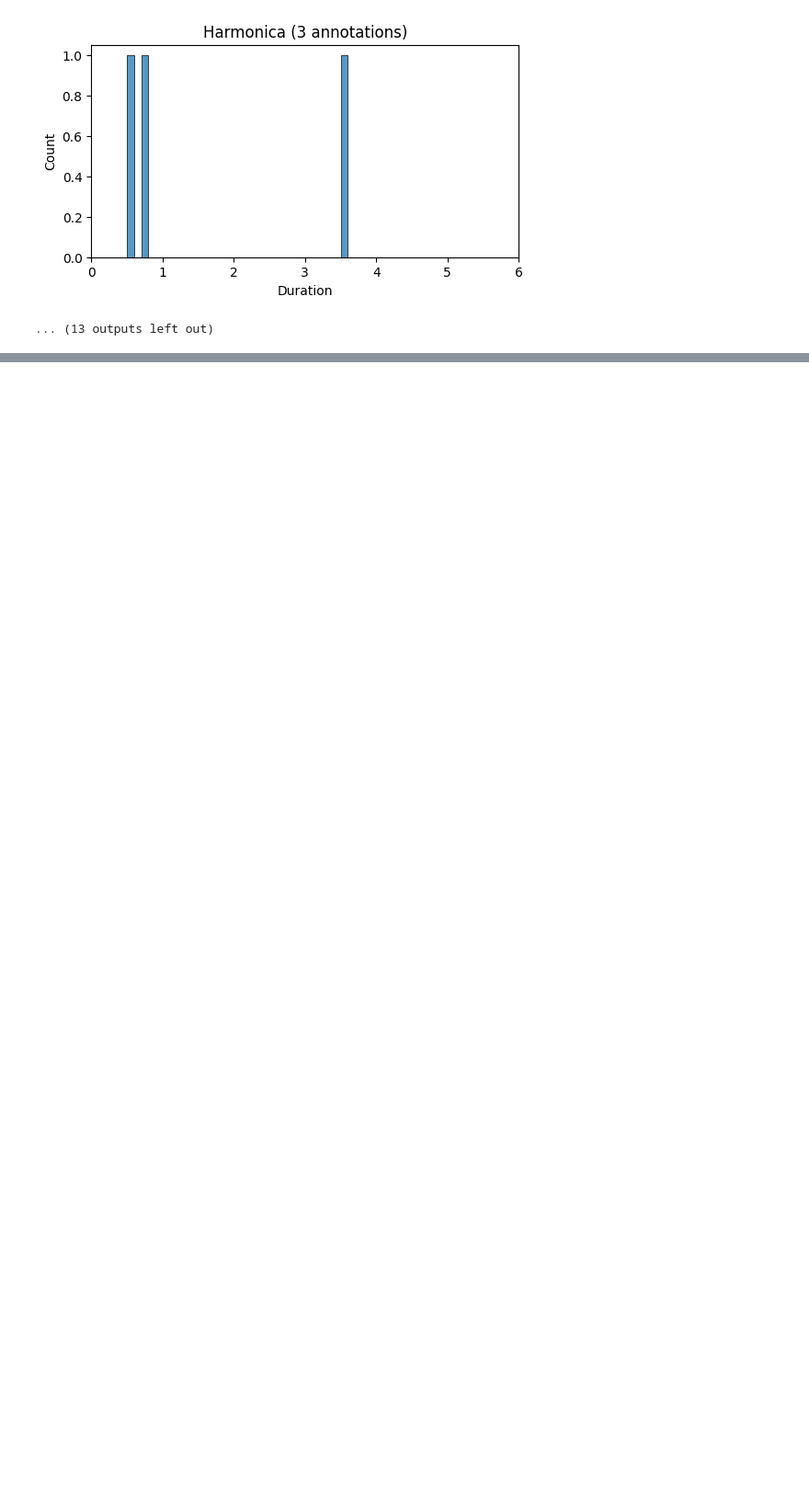
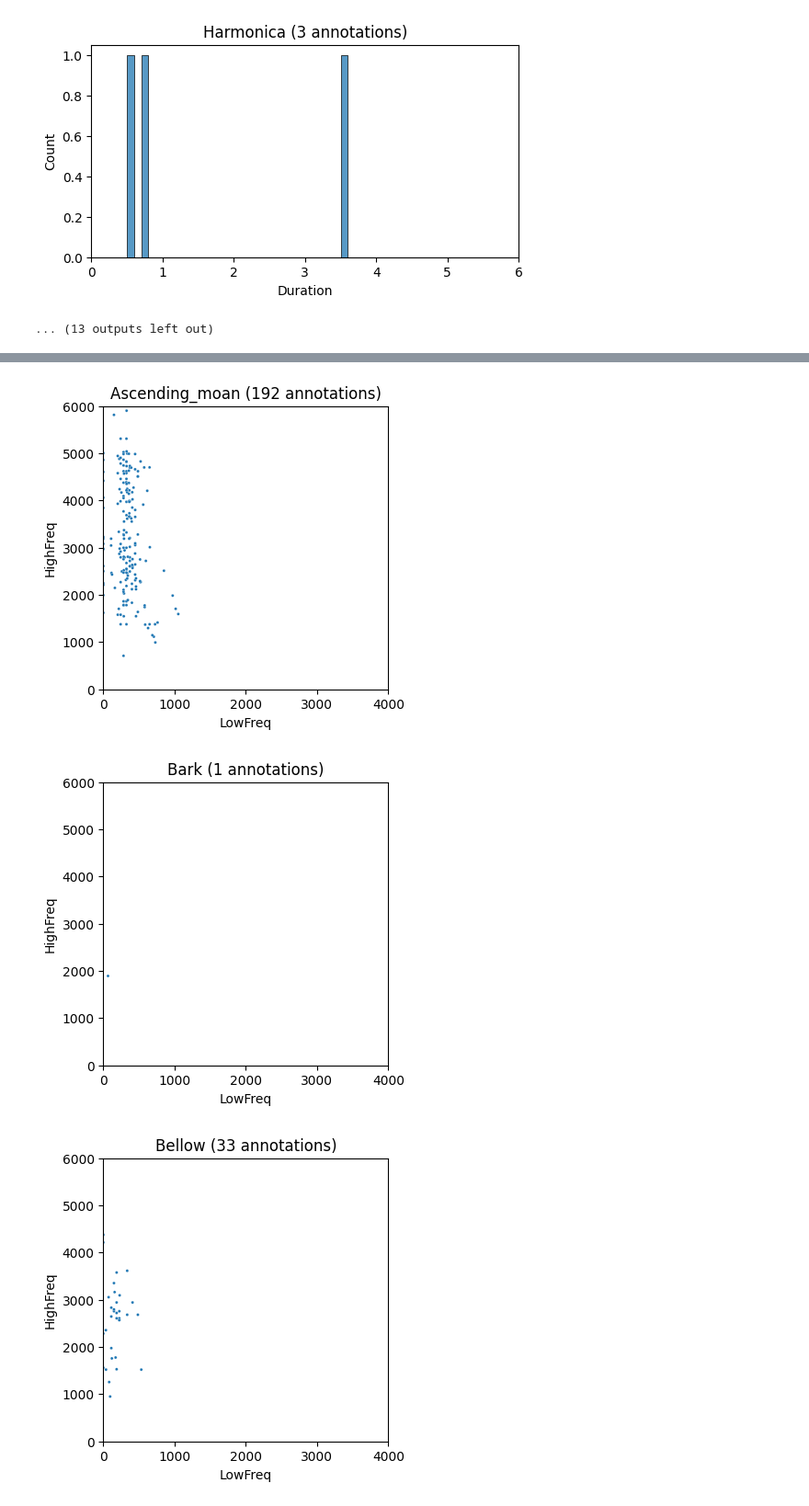
Before and after one commit to orcasound/aifororcas-livesystem, a Jupyter notebook: HumpbackWhales/02_ExploratoryDataAnalysis/1_annotations_analysis.ipynb, the cells around one changed output, grey strips where cells are left out. Shown at 92% size. Saved outputs shown, nothing was run; the diff lists cells and outputs as text; code cells hidden in the pictures; blank space fills up the shorter version.

```diff
--- a/HumpbackWhales/02_ExploratoryDataAnalysis/1_annotations_analysis.ipynb
+++ b/HumpbackWhales/02_ExploratoryDataAnalysis/1_annotations_analysis.ipynb
@@ -68,0 +104,11 @@ for call_type, annotations_call in annotations.groupby('CallType'):
+# %%
+for call_type, annotations_call in annotations.groupby('CallType'):
+    plt.figure(figsize=(4, 4))
+    sns.scatterplot(annotations_call, x='LowFreq', y='HighFreq', hue='CallType', s=5, legend=False).set_title(f'{call_type} ({len(annotations_call)} annotations)')
+    plt.xlim(0, 4_000)
+    plt.ylim(0, 6_000)
+    plt.show()
+# %% [output]
+[figure, added]
+[figure, added]
+[figure, added]
```
Also changed, not shown: parts of 7 cells of this notebook, 1 other file.
